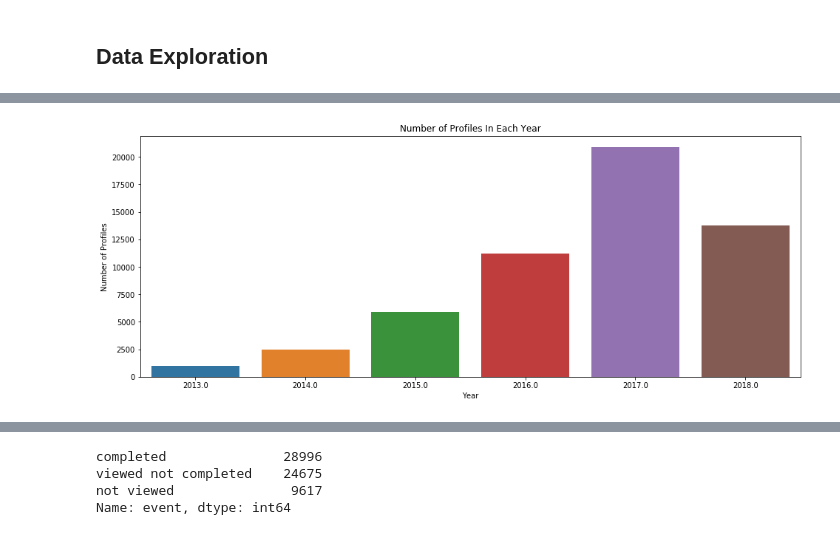
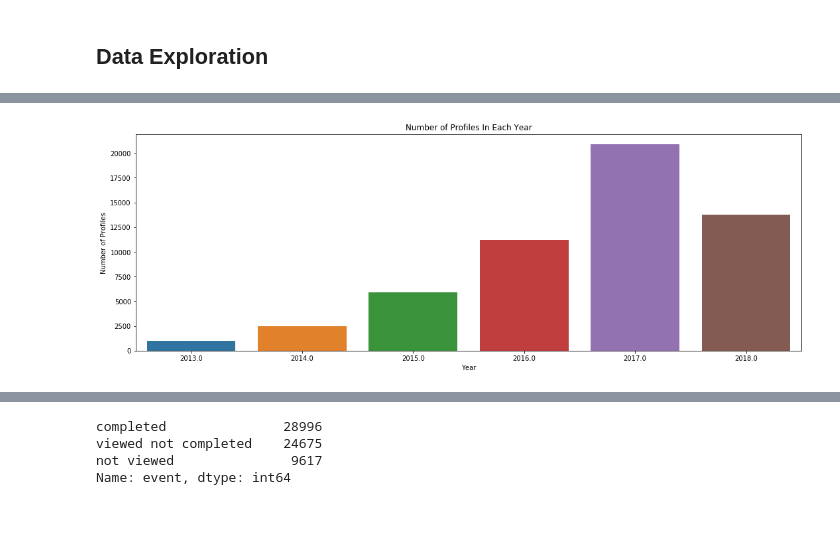
Before and after one commit to MalaPetra/DataScienceNanodegreeUdacity, a Jupyter notebook: capstone_project/Starbucks_Capstone.ipynb, the cells around one changed output, grey strips where cells are left out. Cells and saved outputs as stored; diff of their text form; code cells hidden in the pictures.

```diff
--- a/capstone_project/Starbucks_Capstone.ipynb
+++ b/capstone_project/Starbucks_Capstone.ipynb
@@ -308,7 +303,7 @@ def clean_profile(profile):
     profile[['age','income']] = profile[['age','income']].astype(int)
 
     # creating a new column representing the age group to which the customer belongs
-    profile['age_group'] = pd.cut(profile['age'], bins=[17, 22, 35, 60, 103],labels=['teenager', 'young-adult', 'adult', 'elderly'])
+    profile['age_group'] = pd.cut(profile['age'], bins=[17, 25, 60, 103],labels=['young-adult', 'adult', 'elderly'])
 
     # income range
     profile['income_range'] = pd.cut(profile['income'], bins=[29999, 60000, 90000, 120001],labels=['average', 'above-average', 'high'])
@@ -321,7 +316,7 @@ def clean_profile(profile):
 
     # create member profile
 
-    profile['member_type'] = pd.cut(profile['memberdays'], bins=[390, 1000, 1600, 2500],labels=['new', 'regular', 'loyal'])
+    profile['member_type'] = pd.cut(profile['memberdays'], bins=[390, 1000, 1600, 2500],labels=['new', 'mid', 'loyal'])
 
 
     return profile
@@ -752,10 +771,11 @@ plt.show();
 # %%
-plt.figure(figsize=(16, 6))
+# 8) When did customers become members?
+
+plt.figure(figsize=(18, 6))
 sns.countplot(offer_analysis['membership_year'])
 plt.title('Number of Profiles In Each Year')
 plt.ylabel('Number of Profiles')
 plt.xlabel('Year')
-plt.xticks()
 plt.show();
 # %% [output]
-[figure, old version]
+[figure, new version]
```
Also changed, not shown: parts of 43 cells of this notebook.
